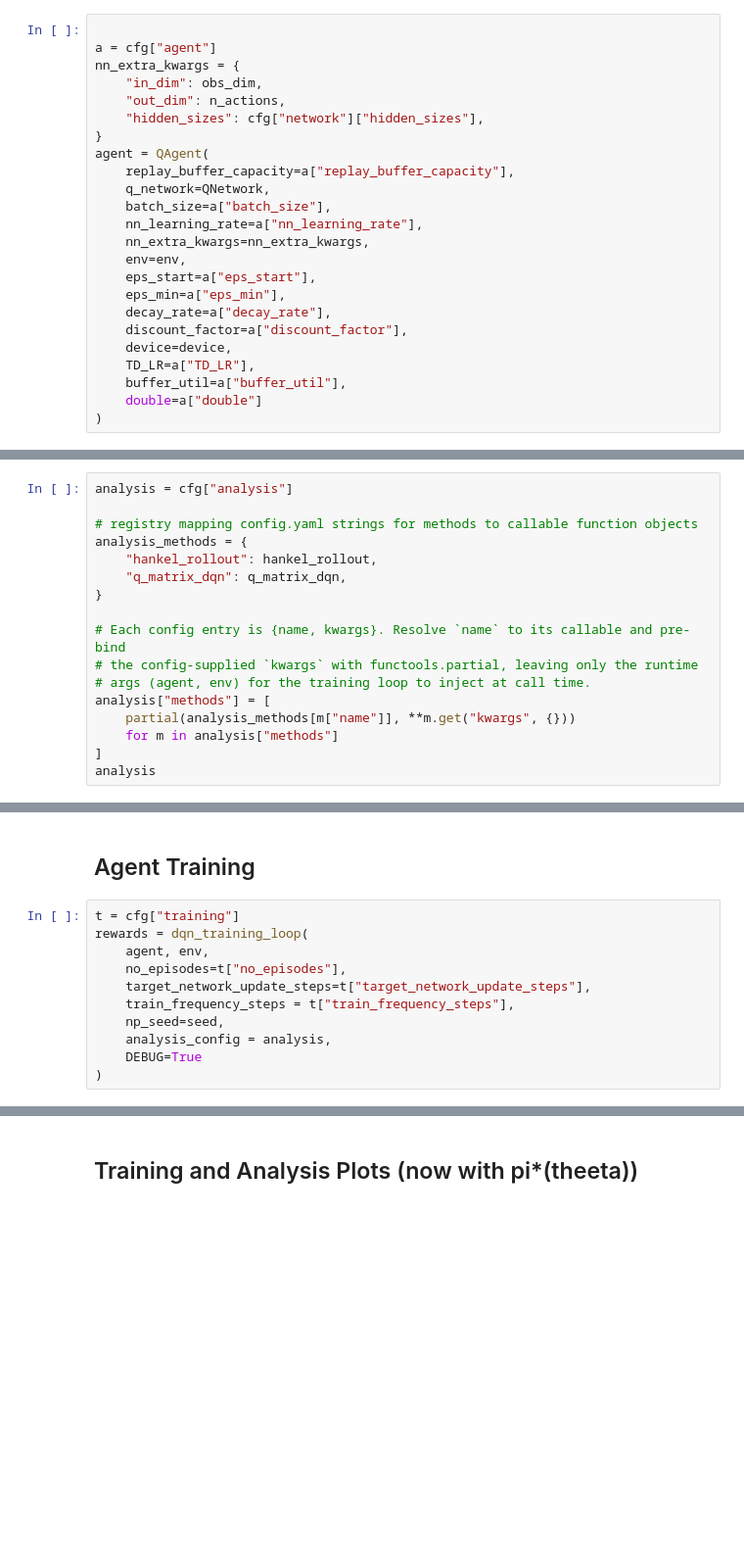
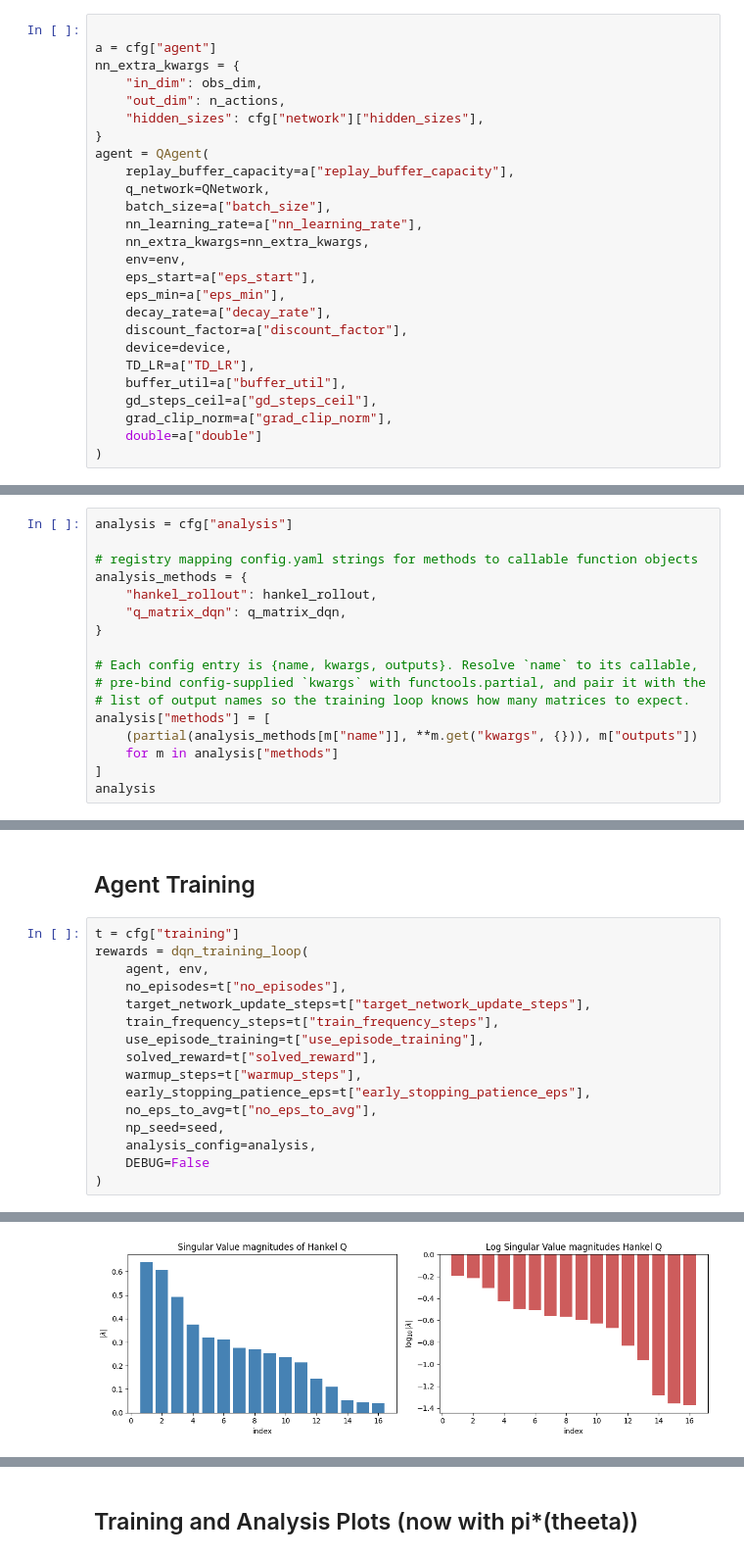
Before and after one commit to Souparna-Mandal/Low-Rank-RL-TL, a Jupyter notebook: experiments/dqn_cartpole/exp1.ipynb, the cells around one changed output, grey strips where cells are left out. Shown at 98% size. Cells and saved outputs as stored; diff of their text form; blank space fills up the shorter version.

```diff
--- a/experiments/dqn_cartpole/exp1.ipynb
+++ b/experiments/dqn_cartpole/exp1.ipynb
@@ -92,6 +113,8 @@ agent = QAgent(
     device=device,
     TD_LR=a["TD_LR"],
     buffer_util=a["buffer_util"],
+    gd_steps_ceil=a["gd_steps_ceil"],
+    grad_clip_norm=a["grad_clip_norm"],
     double=a["double"]
 )
 # %% [markdown]
@@ -105,11 +128,11 @@ analysis_methods = {
     "q_matrix_dqn": q_matrix_dqn,
 }
 
-# Each config entry is {name, kwargs}. Resolve `name` to its callable and pre-bind
-# the config-supplied `kwargs` with functools.partial, leaving only the runtime
-# args (agent, env) for the training loop to inject at call time.
+# Each config entry is {name, kwargs, outputs}. Resolve `name` to its callable,
+# pre-bind config-supplied `kwargs` with functools.partial, and pair it with the
+# list of output names so the training loop knows how many matrices to expect.
 analysis["methods"] = [
-    partial(analysis_methods[m["name"]], **m.get("kwargs", {}))
+    (partial(analysis_methods[m["name"]], **m.get("kwargs", {})), m["outputs"])
     for m in analysis["methods"]
 ]
 analysis
@@ -121,8 +150,14 @@ rewards = dqn_training_loop(
     agent, env,
     no_episodes=t["no_episodes"],
     target_network_update_steps=t["target_network_update_steps"],
-    train_frequency_steps = t["train_frequency_steps"],
+    train_frequency_steps=t["train_frequency_steps"],
+    use_episode_training=t["use_episode_training"],
+    solved_reward=t["solved_reward"],
+    warmup_steps=t["warmup_steps"],
+    early_stopping_patience_eps=t["early_stopping_patience_eps"],
+    no_eps_to_avg=t["no_eps_to_avg"],
     np_seed=seed,
-    analysis_config = analysis,
-    DEBUG=True
+    analysis_config=analysis,
+    DEBUG=False
 )
+# %% [output]
@@ -128,0 +166 @@ rewards = dqn_training_loop(
+[figure, added]
```
Also changed, not shown: parts of 9 cells of this notebook, 16 other files.
